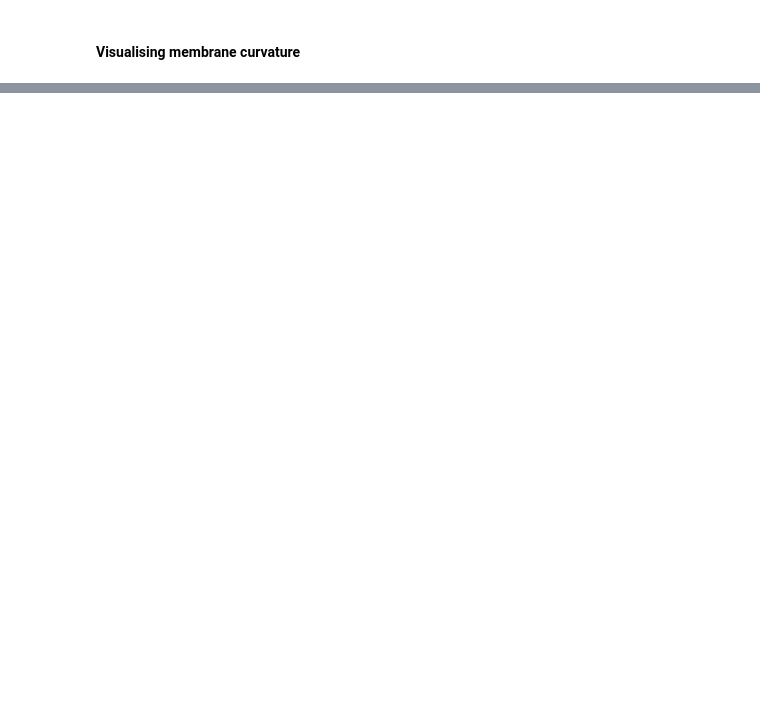
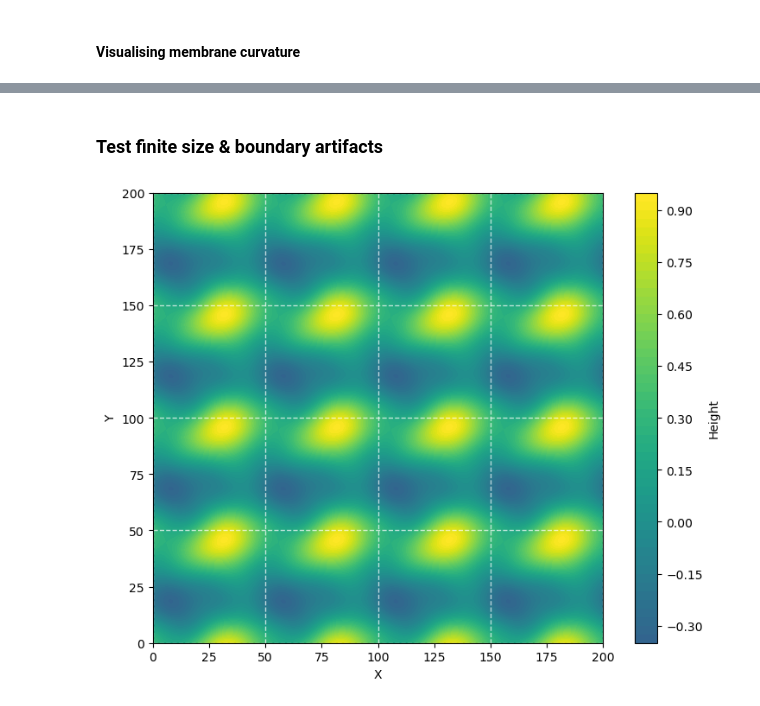
Before and after one commit to ralph-holden/mem_curve, a Jupyter notebook: gen_membrane/gen_mem.ipynb, the cells around one changed output, grey strips where cells are left out. Cells and saved outputs as stored; diff of their text form; code cells hidden in the pictures; blank space fills up the shorter version.

Commit message:
investigate boundary effects

```diff
--- a/gen_membrane/gen_mem.ipynb
+++ b/gen_membrane/gen_mem.ipynb
@@ -407,0 +443,51 @@ plt.show()
+# %% [markdown]
+### Test finite size & boundary artifacts
+# %%
+# Visualise 'mean surface' over multiple box lengths
+nboxes = 4
+
+# X, Y grid
+npts = 100
+x = np.linspace(0, params.l_x * nboxes, npts * nboxes)
+y = np.linspace(0, params.l_y * nboxes, npts * nboxes)
+X, Y = np.meshgrid(x, y)
+
+# Calculate z-direction (heights)
+mean_membrane = {
+    'alpha': alpha_mean,
+    'beta': beta_mean,
+    'gamma': gamma_mean,
+    'zeta': zeta_mean
+}
+Z = calc_height(mean_membrane, X, Y)
+
+# Figure setup
+fig, ax = plt.subplots(figsize=[8, 6])
+
+# Contour plot
+maxval = np.max(Z) if np.max(Z) > abs(np.min(Z)) else abs(np.min(Z))
+contour = ax.contourf(X, Y, Z, levels=50, cmap='viridis', vmin=-maxval, vmax=maxval)
+cbar = fig.colorbar(contour, ax=ax)
+cbar.set_label("Height")
+
+# Axis labels
+ax.set_xlabel("X")
+ax.set_ylabel("Y")
+
+# grid lines at multiples of box length
+for i in range(nboxes+1):  # 0 to 4 boxes
+    ax.axvline(x=i * params.l_x, color='white', lw=1.0, ls='--', alpha=0.7)
+    ax.axhline(y=i * params.l_y, color='white', lw=1.0, ls='--', alpha=0.7)
+
+# make sure the grid lines appear on top
+ax.set_axisbelow(False)
+
+# clean styling
+ax.set_xlim(0, params.l_x * 4)
+ax.set_ylim(0, params.l_y * 4)
+ax.set_aspect('equal')  # Square cells if physical lengths match
+
+plt.tight_layout()
+plt.show()
+# %% [output]
+[figure, added]
```
Also changed, not shown: parts of 18 cells of this notebook.
